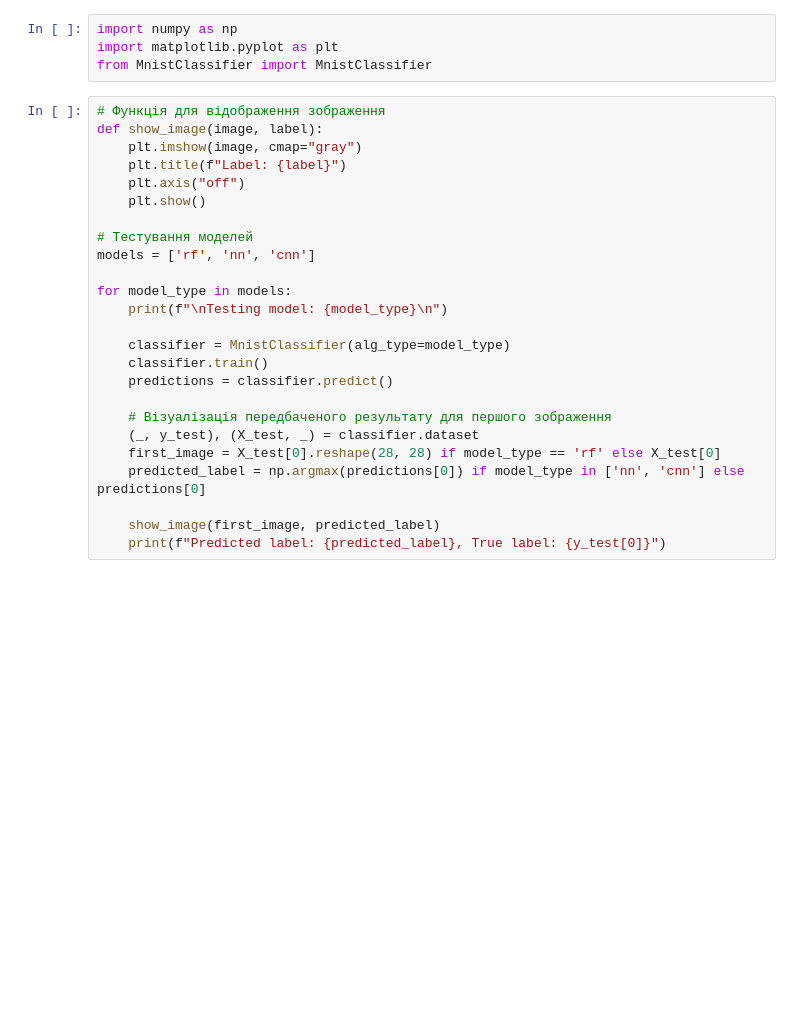
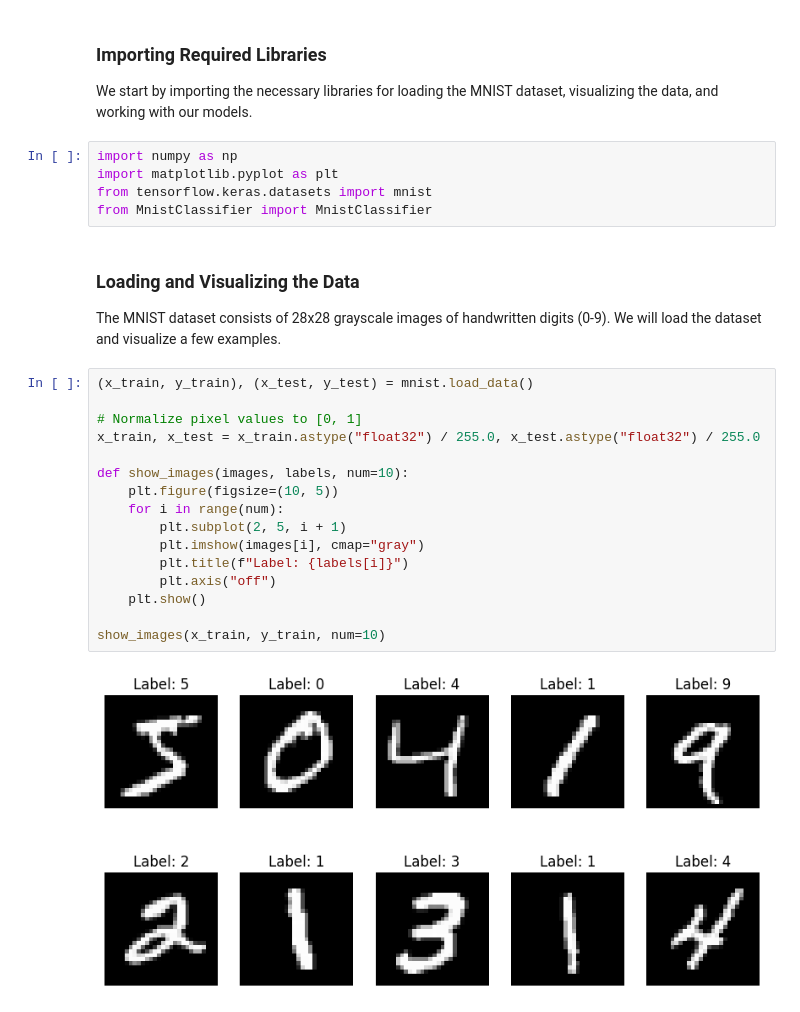
Before and after one commit to MaxPodloobniy/ImageClassification-OOP, a Jupyter notebook: MnistTest.ipynb, the cells around one changed output. Drawn from its saved outputs; the diff is of its cells as text; blank space fills up the shorter version.

Commit message:
Updated image visualization to 2×5 grid, adjusted model tests.

```diff
--- a/MnistTest.ipynb
+++ b/MnistTest.ipynb
@@ -1,29 +1,29 @@
+# %% [markdown]
+### Importing Required Libraries
+We start by importing the necessary libraries for loading the MNIST dataset, visualizing the data, and working with our models.
 # %%
 import numpy as np
 import matplotlib.pyplot as plt
+from tensorflow.keras.datasets import mnist
 from MnistClassifier import MnistClassifier
-# %%
-# Функція для відображення зображення
-def show_image(image, label):
-    plt.imshow(image, cmap="gray")
-    plt.title(f"Label: {label}")
-    plt.axis("off")
-    plt.show()
-
-# Тестування моделей
-models = ['rf', 'nn', 'cnn']
-
-for model_type in models:
-    print(f"\nTesting model: {model_type}\n")
-
-    classifier = MnistClassifier(alg_type=model_type)
-    classifier.train()
-    predictions = classifier.predict()
-
-    # Візуалізація передбаченого результату для першого зображення
-    (_, y_test), (X_test, _) = classifier.dataset
-    first_image = X_test[0].reshape(28, 28) if model_type == 'rf' else X_test[0]
-    predicted_label = np.argmax(predictions[0]) if model_type in ['nn', 'cnn'] else predictions[0]
-
-    show_image(first_image, predicted_label)
-    print(f"Predicted label: {predicted_label}, True label: {y_test[0]}")
+# %% [markdown]
+### Loading and Visualizing the Data
+The MNIST dataset consists of 28x28 grayscale images of handwritten digits (0-9). We will load the dataset and visualize a few examples.
+# %%
+(x_train, y_train), (x_test, y_test) = mnist.load_data()
+
+# Normalize pixel values to [0, 1]
+x_train, x_test = x_train.astype("float32") / 255.0, x_test.astype("float32") / 255.0
+
+def show_images(images, labels, num=10):
+    plt.figure(figsize=(10, 5))
+    for i in range(num):
+        plt.subplot(2, 5, i + 1)
+        plt.imshow(images[i], cmap="gray")
+        plt.title(f"Label: {labels[i]}")
+        plt.axis("off")
+    plt.show()
+
+show_images(x_train, y_train, num=10)
+# %% [output]
+[figure, added]
```
Also changed, not shown: parts of 8 cells of this notebook.
